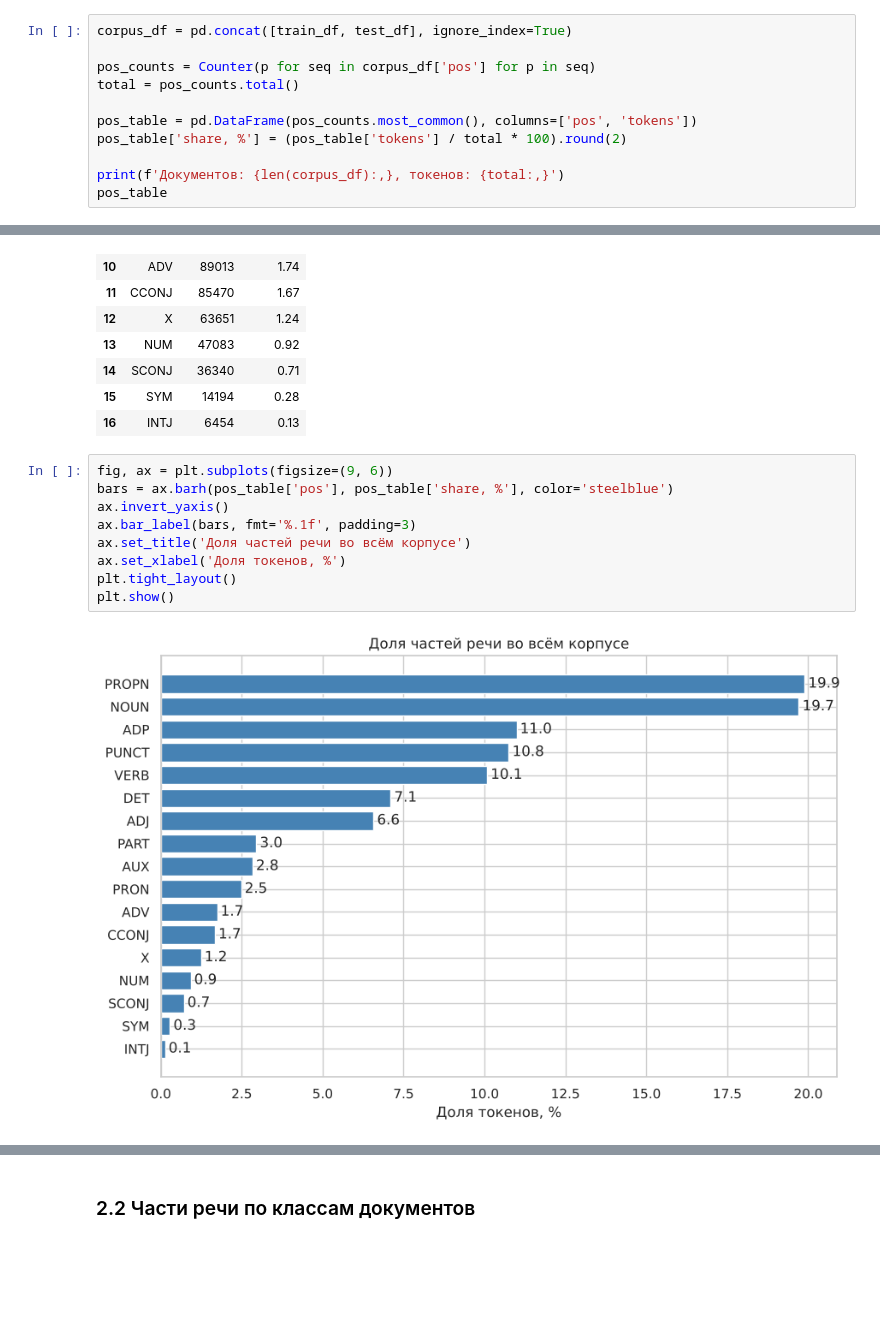
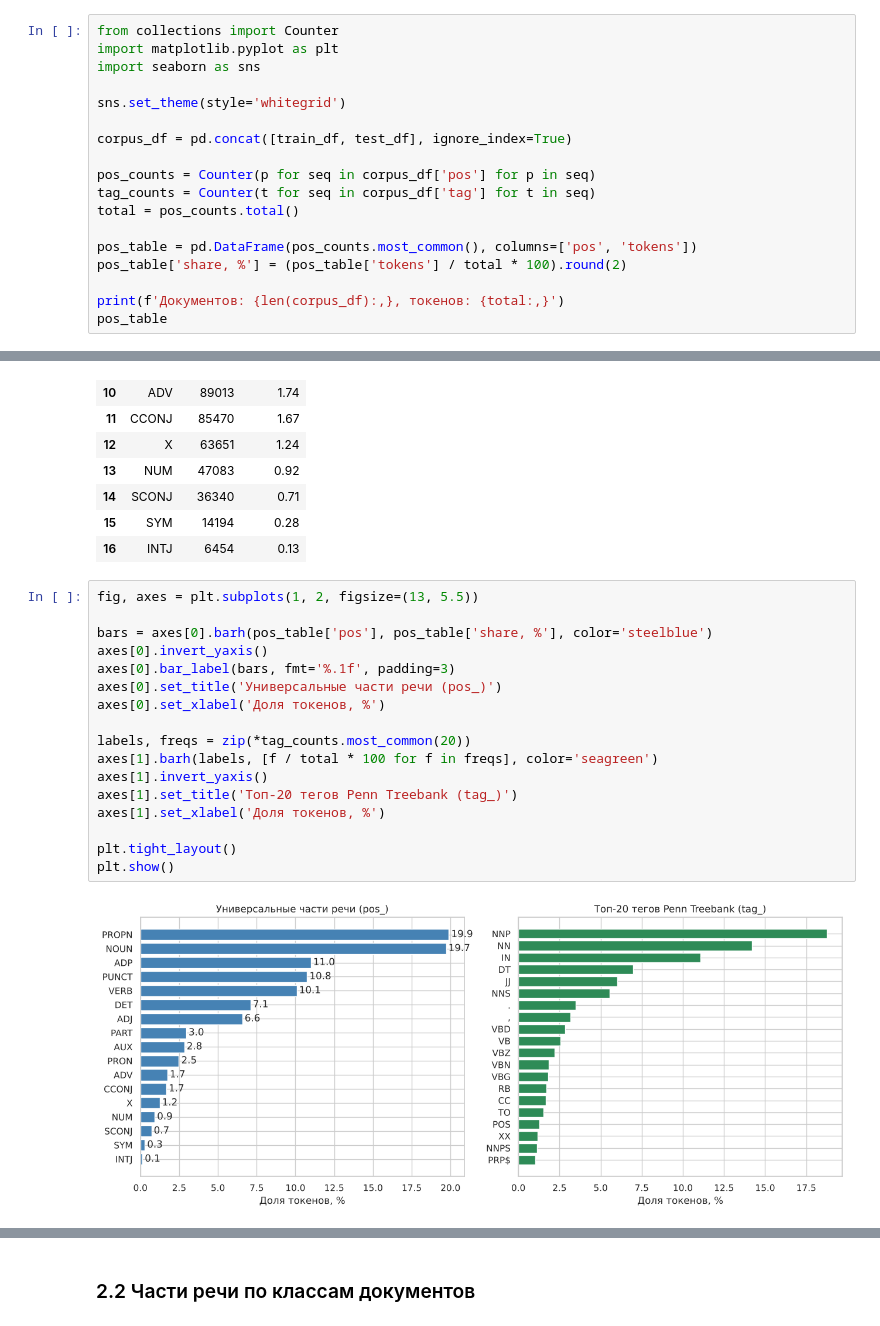
Before and after one commit to etlumac/texts-anaysis-course, a Jupyter notebook: lab2.ipynb, the cells around one changed output, grey strips where cells are left out. Cells and saved outputs as stored; diff of their text form; blank space fills up the shorter version.

```diff
--- a/lab2.ipynb
+++ b/lab2.ipynb
@@ -225,7 +169,14 @@ plt.show()
 # %%
+from collections import Counter
+import matplotlib.pyplot as plt
+import seaborn as sns
+
+sns.set_theme(style='whitegrid')
+
 corpus_df = pd.concat([train_df, test_df], ignore_index=True)
 
 pos_counts = Counter(p for seq in corpus_df['pos'] for p in seq)
+tag_counts = Counter(t for seq in corpus_df['tag'] for t in seq)
 total = pos_counts.total()
 
 pos_table = pd.DataFrame(pos_counts.most_common(), columns=['pos', 'tokens'])
@@ -254,14 +205,22 @@ pos_table
 | 15 | SYM | 14194 | 0.28 |
 | 16 | INTJ | 6454 | 0.13 |
 # %%
-fig, ax = plt.subplots(figsize=(9, 6))
-bars = ax.barh(pos_table['pos'], pos_table['share, %'], color='steelblue')
-ax.invert_yaxis()
-ax.bar_label(bars, fmt='%.1f', padding=3)
-ax.set_title('Доля частей речи во всём корпусе')
-ax.set_xlabel('Доля токенов, %')
+fig, axes = plt.subplots(1, 2, figsize=(13, 5.5))
+
+bars = axes[0].barh(pos_table['pos'], pos_table['share, %'], color='steelblue')
+axes[0].invert_yaxis()
+axes[0].bar_label(bars, fmt='%.1f', padding=3)
+axes[0].set_title('Универсальные части речи (pos_)')
+axes[0].set_xlabel('Доля токенов, %')
+
+labels, freqs = zip(*tag_counts.most_common(20))
+axes[1].barh(labels, [f / total * 100 for f in freqs], color='seagreen')
+axes[1].invert_yaxis()
+axes[1].set_title('Топ-20 тегов Penn Treebank (tag_)')
+axes[1].set_xlabel('Доля токенов, %')
+
 plt.tight_layout()
 plt.show()
 # %% [output]
-[figure, old version]
+[figure, new version]
 # %% [markdown]
```
Also changed, not shown: parts of 13 cells of this notebook.
